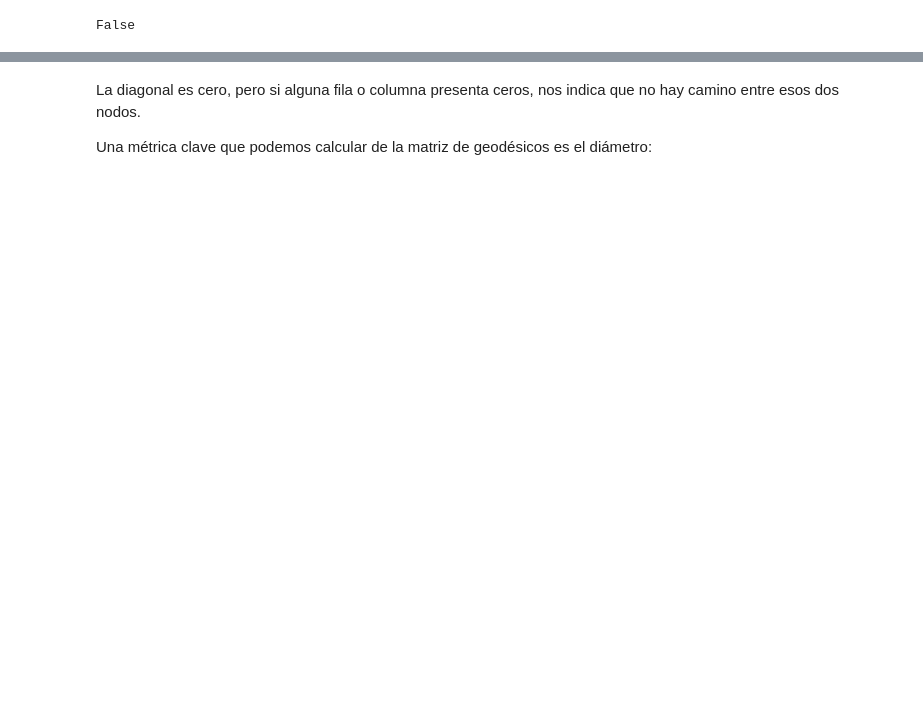
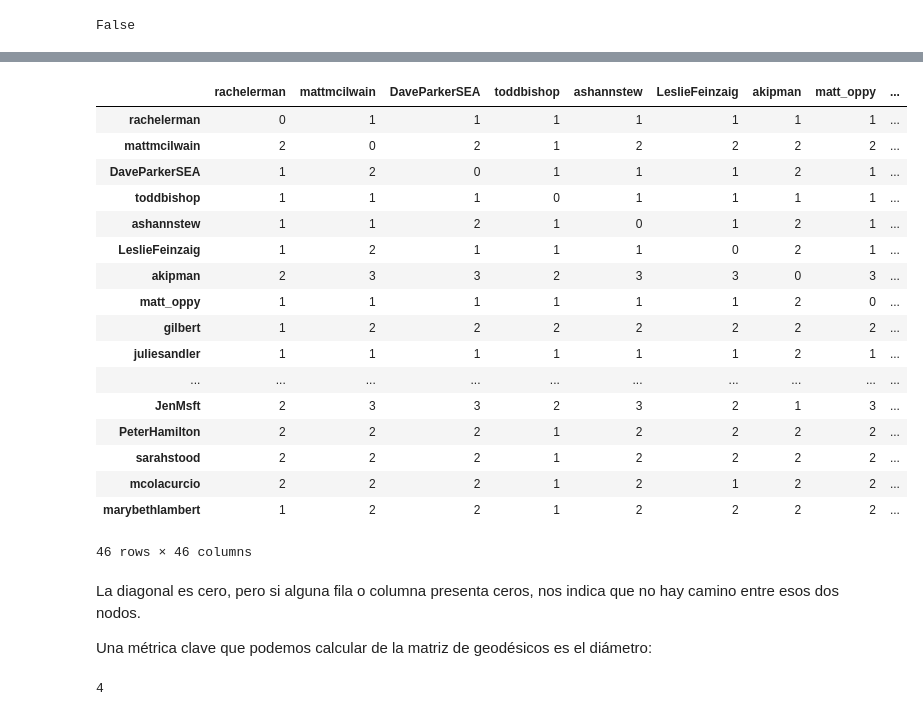
Before and after one commit to MAGALLANESJoseManuel/MGPIT_Pol748_Redes_2, a Jupyter notebook: sesion_2.ipynb, the cells around one changed output, grey strips where cells are left out. Drawn from its saved outputs; the diff is of its cells as text; code cells hidden in the pictures; blank space fills up the shorter version.

```diff
--- a/sesion_2.ipynb
+++ b/sesion_2.ipynb
@@ -103,19 +113,40 @@ La **distance** se entiende como la cantidad de _edges_ que separan un par de no
 # %%
 # calcular los geodesicos para cada nodo
 geodesics = dict(nx.all_pairs_shortest_path_length(TopFromAdjacency))
 
 # formatear geodesicos como matriz
 MatrixGeo = [[geodesics.get(n, {}).get(m, 0)  for m in TopFromAdjacency.nodes] for n in TopFromAdjacency.nodes]
 
 # formatear matriz de geodesicos como dataframe
-MatrixGeo_DF=pd.DataFrame(MatrixGeo,index=TopFromAdjacency.nodes, columns=TopFromAdjacency.nodes,dtype=np.int32)
+MatrixGeo_DF=pd.DataFrame(MatrixGeo,index=TopFromAdjacency.nodes, columns=TopFromAdjacency.nodes,dtype=int)
 
 #tenemos
 MatrixGeo_DF
+# %% [output]
+|  | rachelerman | mattmcilwain | DaveParkerSEA | toddbishop | ashannstew | LeslieFeinzaig | akipman | matt_oppy | ... |
+| rachelerman | 0 | 1 | 1 | 1 | 1 | 1 | 1 | 1 | ... |
+| mattmcilwain | 2 | 0 | 2 | 1 | 2 | 2 | 2 | 2 | ... |
+| DaveParkerSEA | 1 | 2 | 0 | 1 | 1 | 1 | 2 | 1 | ... |
+| toddbishop | 1 | 1 | 1 | 0 | 1 | 1 | 1 | 1 | ... |
+| ashannstew | 1 | 1 | 2 | 1 | 0 | 1 | 2 | 1 | ... |
+| LeslieFeinzaig | 1 | 2 | 1 | 1 | 1 | 0 | 2 | 1 | ... |
+| akipman | 2 | 3 | 3 | 2 | 3 | 3 | 0 | 3 | ... |
+| matt_oppy | 1 | 1 | 1 | 1 | 1 | 1 | 2 | 0 | ... |
+| gilbert | 1 | 2 | 2 | 2 | 2 | 2 | 2 | 2 | ... |
+| juliesandler | 1 | 1 | 1 | 1 | 1 | 1 | 2 | 1 | ... |
+| ... | ... | ... | ... | ... | ... | ... | ... | ... | ... |
+| JenMsft | 2 | 3 | 3 | 2 | 3 | 2 | 1 | 3 | ... |
+| PeterHamilton | 2 | 2 | 2 | 1 | 2 | 2 | 2 | 2 | ... |
+| sarahstood | 2 | 2 | 2 | 1 | 2 | 2 | 2 | 2 | ... |
+| mcolacurcio | 2 | 2 | 2 | 1 | 2 | 1 | 2 | 2 | ... |
+| marybethlambert | 1 | 2 | 2 | 1 | 2 | 2 | 2 | 2 | ... |
+46 rows × 46 columns
 # %% [markdown]
 La diagonal es cero, pero si alguna fila o columna presenta ceros, nos indica que no hay camino entre esos dos nodos.
 
 Una métrica clave  que podemos calcular de la matriz de geodésicos es el diámetro:
 # %%
 MatrixGeo_DF.max().max()
+# %% [output]
+4
 # %% [markdown]
```
Also changed, not shown: parts of 42 cells of this notebook.
